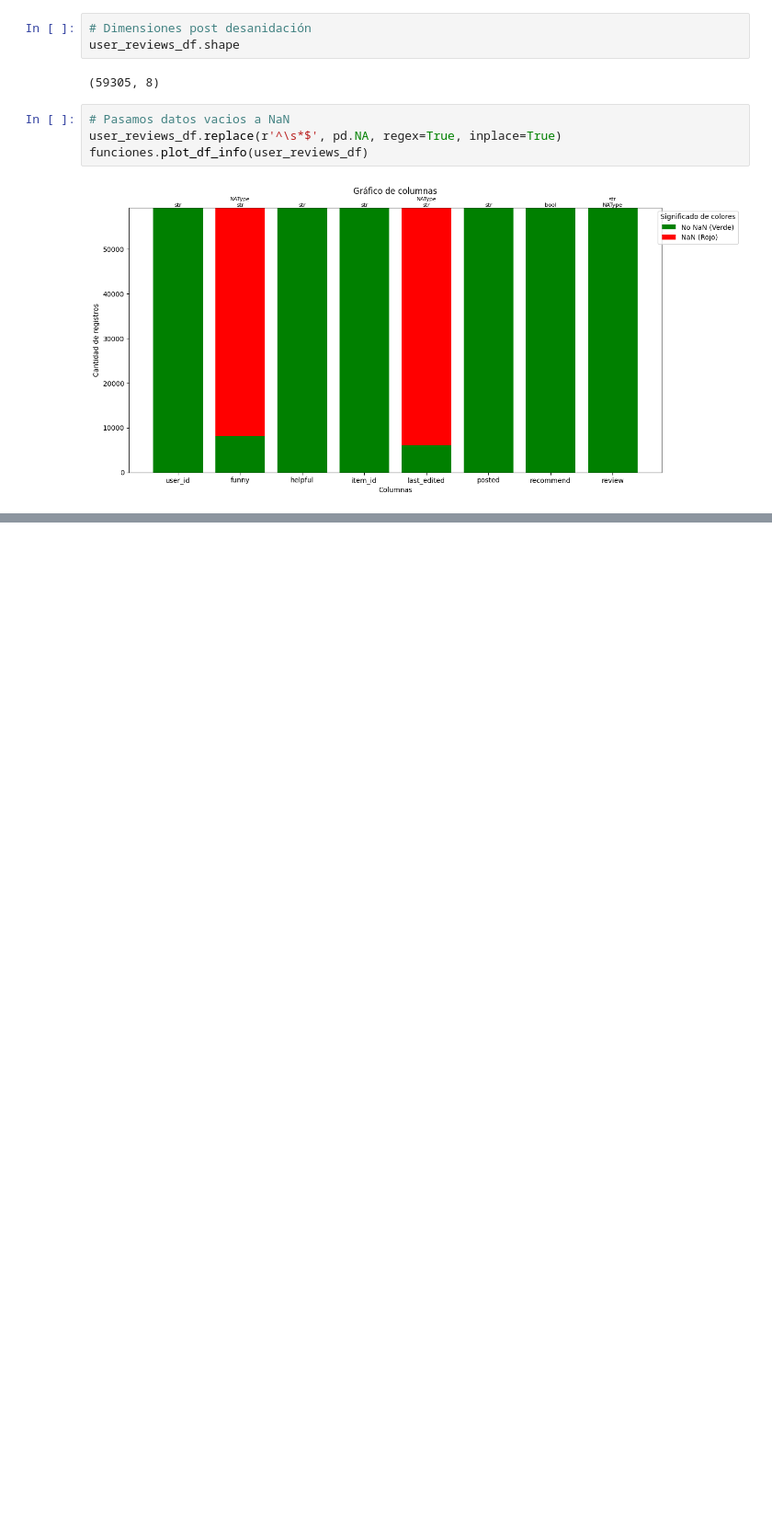
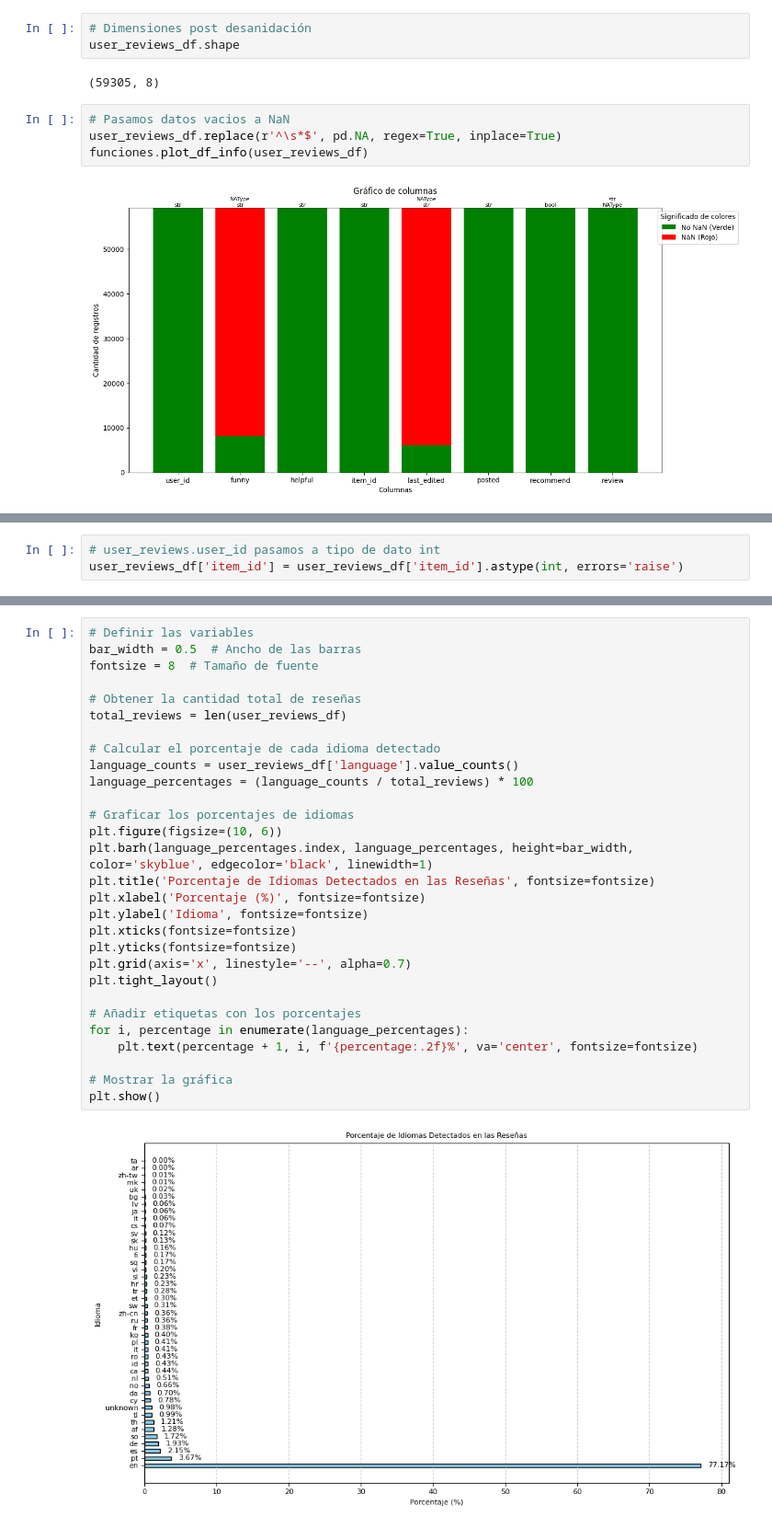
Before and after one commit to RoblesIan/Steam-API, a Jupyter notebook: notebooks/ETL_user_reviews.ipynb, the cells around one changed output, grey strips where cells are left out. Shown: that part at 92% size. Saved outputs shown, nothing was run; the diff lists cells and outputs as text; blank space fills up the shorter version.

```diff
--- a/notebooks/ETL_user_reviews.ipynb
+++ b/notebooks/ETL_user_reviews.ipynb
@@ -65,0 +73,3 @@ funciones.plot_df_info(user_reviews_df)
+# %%
+# user_reviews.user_id pasamos a tipo de dato int
+user_reviews_df['item_id'] = user_reviews_df['item_id'].astype(int, errors='raise')
@@ -65,0 +195,31 @@ funciones.plot_df_info(user_reviews_df)
+# %%
+# Definir las variables
+bar_width = 0.5  # Ancho de las barras
+fontsize = 8  # Tamaño de fuente
+
+# Obtener la cantidad total de reseñas
+total_reviews = len(user_reviews_df)
+
+# Calcular el porcentaje de cada idioma detectado
+language_counts = user_reviews_df['language'].value_counts()
+language_percentages = (language_counts / total_reviews) * 100
+
+# Graficar los porcentajes de idiomas
+plt.figure(figsize=(10, 6))
+plt.barh(language_percentages.index, language_percentages, height=bar_width, color='skyblue', edgecolor='black', linewidth=1)
+plt.title('Porcentaje de Idiomas Detectados en las Reseñas', fontsize=fontsize)
+plt.xlabel('Porcentaje (%)', fontsize=fontsize)
+plt.ylabel('Idioma', fontsize=fontsize)
+plt.xticks(fontsize=fontsize)
+plt.yticks(fontsize=fontsize)
+plt.grid(axis='x', linestyle='--', alpha=0.7)
+plt.tight_layout()
+
+# Añadir etiquetas con los porcentajes
+for i, percentage in enumerate(language_percentages):
+    plt.text(percentage + 1, i, f'{percentage:.2f}%', va='center', fontsize=fontsize)
+
+# Mostrar la gráfica
+plt.show()
+# %% [output]
+[figure, added]
```
Also changed, not shown: parts of 25 cells of this notebook, 12 other files.
